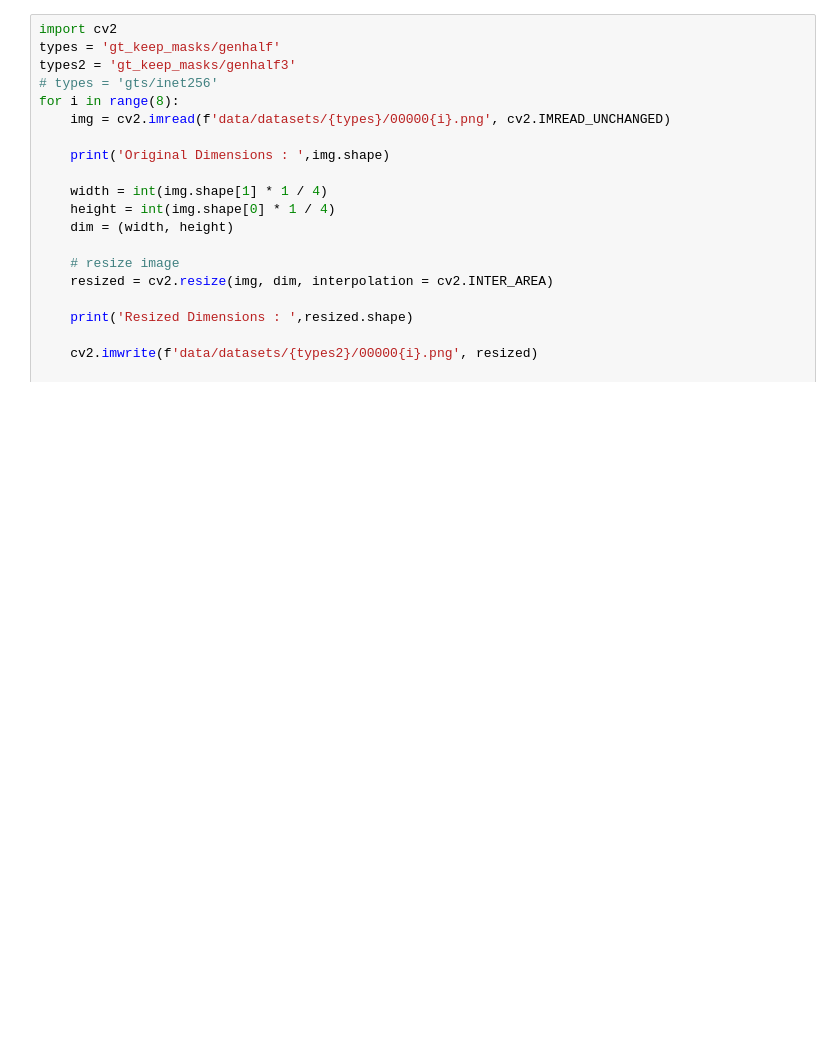
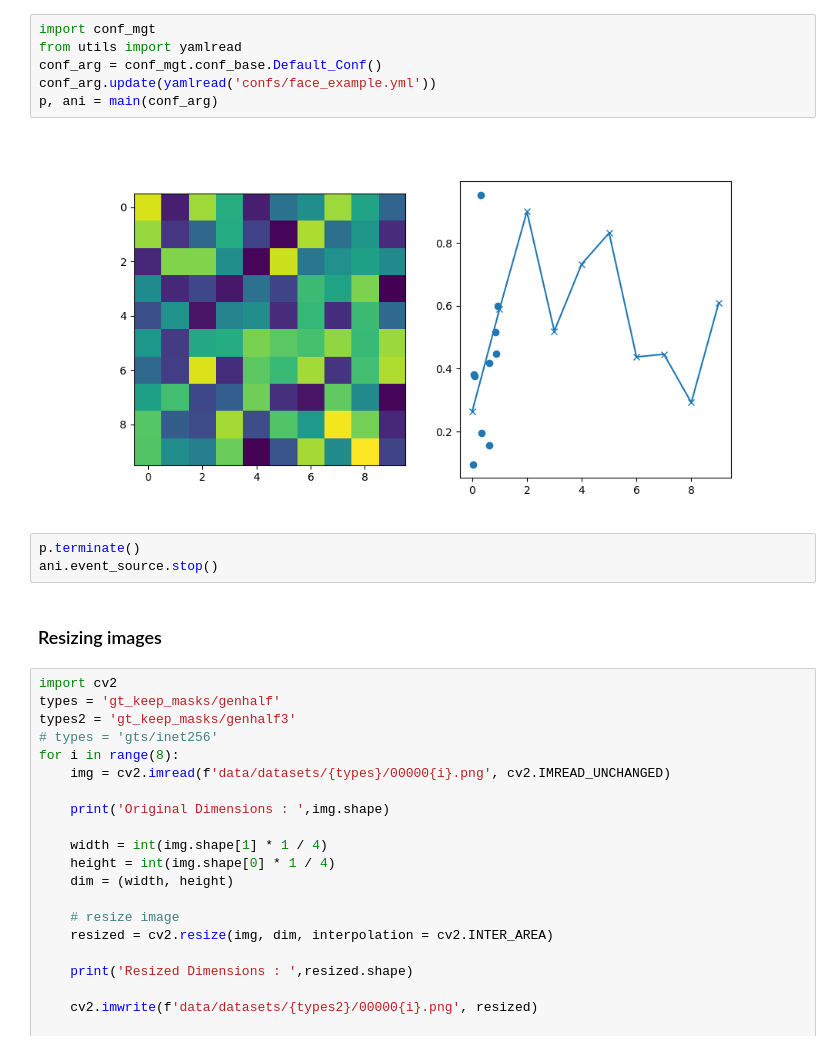
Before and after one commit to florian6973/RePaint, a Jupyter notebook: diff.ipynb, the cells around one changed output. Cells and saved outputs as stored; diff of their text form; blank space fills up the shorter version.

Commit message:
notebook_visualization

```diff
--- a/diff.ipynb
+++ b/diff.ipynb
@@ -44,3 +54,16 @@ OSError: [WinError 126] Le module spécifié est introuvable. Error loading "c:\
+# %%
+import conf_mgt
+from utils import yamlread
+conf_arg = conf_mgt.conf_base.Default_Conf()
+conf_arg.update(yamlread('confs/face_example.yml'))
+p, ani = main(conf_arg)
+# %% [output]
+[figure, added]
+# %%
+p.terminate()
+ani.event_source.stop()
+# %% [markdown]
+### Resizing images
 # %%
 import cv2
 types = 'gt_keep_masks/genhalf'
```
Also changed, not shown: parts of 5 cells of this notebook, 1 other file.
